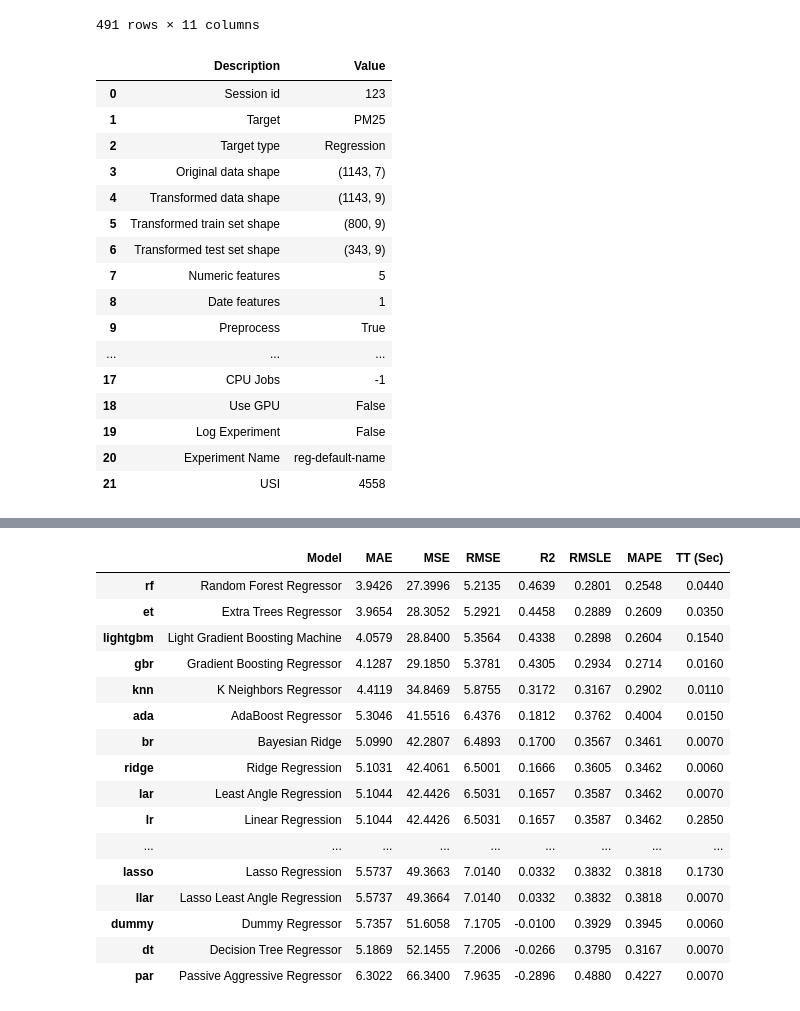
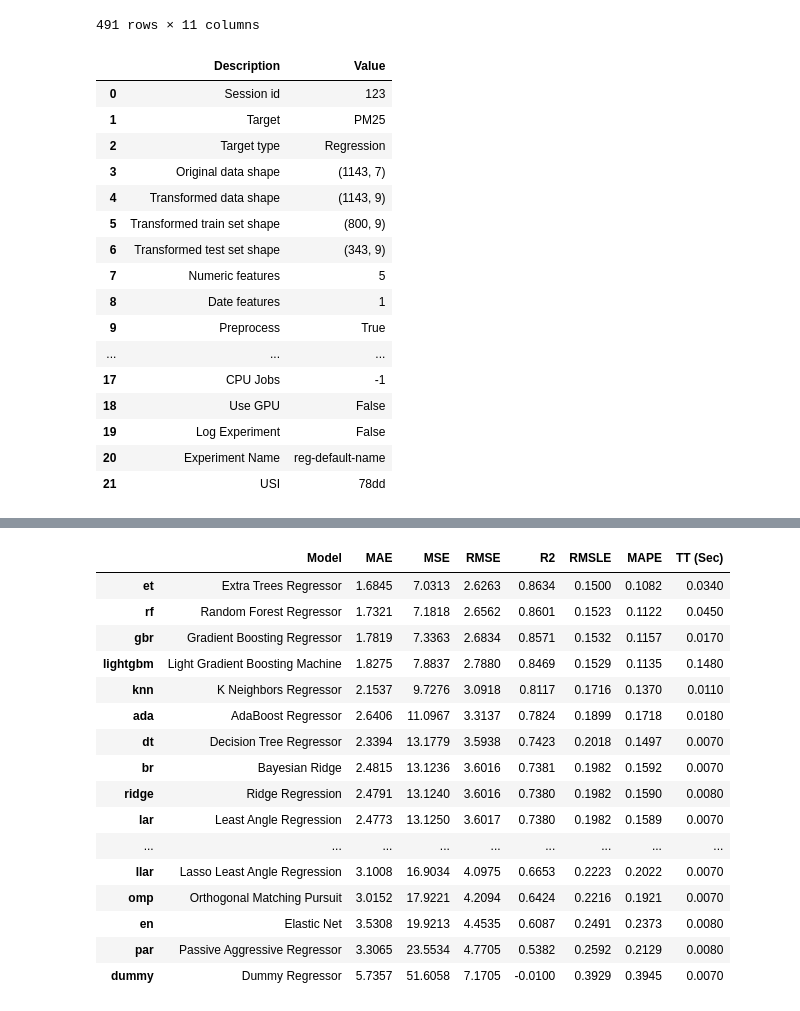
Before and after one commit to jayjiratta/predict_pm2.5, a Jupyter notebook: predict.ipynb, the cells around one changed output, grey strips where cells are left out. Cells and saved outputs as stored; diff of their text form; code cells hidden in the pictures.

```diff
--- a/predict.ipynb
+++ b/predict.ipynb
@@ -43,46 +43,46 @@ test
 from pycaret.regression import *
 train['DATETIMEDATA'] = pd.to_datetime(train['DATETIMEDATA'])
 # %%
-train = train.drop(columns=['PM10','CO','NO2','SO2'])
+train = train.drop(columns=['TEMP','RH','WD','SO2'])
 regression_setup = setup(train, target='PM25', session_id=123, date_features=['DATETIMEDATA'], normalize=True)
 best = compare_models()
 et_model = create_model('et')
 # %% [output]
 |  | Description | Value |
 | 0 | Session id | 123 |
 | 1 | Target | PM25 |
 | 2 | Target type | Regression |
 | 3 | Original data shape | (1143, 7) |
 | 4 | Transformed data shape | (1143, 9) |
 | 5 | Transformed train set shape | (800, 9) |
 | 6 | Transformed test set shape | (343, 9) |
 | 7 | Numeric features | 5 |
 | 8 | Date features | 1 |
 | 9 | Preprocess | True |
 | ... | ... | ... |
 | 17 | CPU Jobs | -1 |
 | 18 | Use GPU | False |
 | 19 | Log Experiment | False |
 | 20 | Experiment Name | reg-default-name |
-| 21 | USI | 4558 |
+| 21 | USI | 78dd |
 [interactive output not drawn]
 |  | Model | MAE | MSE | RMSE | R2 | RMSLE | MAPE | TT (Sec) |
-| rf | Random Forest Regressor | 3.9426 | 27.3996 | 5.2135 | 0.4639 | 0.2801 | 0.2548 | 0.0440 |
-| et | Extra Trees Regressor | 3.9654 | 28.3052 | 5.2921 | 0.4458 | 0.2889 | 0.2609 | 0.0350 |
-| lightgbm | Light Gradient Boosting Machine | 4.0579 | 28.8400 | 5.3564 | 0.4338 | 0.2898 | 0.2604 | 0.1540 |
-| gbr | Gradient Boosting Regressor | 4.1287 | 29.1850 | 5.3781 | 0.4305 | 0.2934 | 0.2714 | 0.0160 |
-| knn | K Neighbors Regressor | 4.4119 | 34.8469 | 5.8755 | 0.3172 | 0.3167 | 0.2902 | 0.0110 |
-| ada | AdaBoost Regressor | 5.3046 | 41.5516 | 6.4376 | 0.1812 | 0.3762 | 0.4004 | 0.0150 |
-| br | Bayesian Ridge | 5.0990 | 42.2807 | 6.4893 | 0.1700 | 0.3567 | 0.3461 | 0.0070 |
-| ridge | Ridge Regression | 5.1031 | 42.4061 | 6.5001 | 0.1666 | 0.3605 | 0.3462 | 0.0060 |
-| lar | Least Angle Regression | 5.1044 | 42.4426 | 6.5031 | 0.1657 | 0.3587 | 0.3462 | 0.0070 |
-| lr | Linear Regression | 5.1044 | 42.4426 | 6.5031 | 0.1657 | 0.3587 | 0.3462 | 0.2850 |
+| et | Extra Trees Regressor | 1.6845 | 7.0313 | 2.6263 | 0.8634 | 0.1500 | 0.1082 | 0.0340 |
+| rf | Random Forest Regressor | 1.7321 | 7.1818 | 2.6562 | 0.8601 | 0.1523 | 0.1122 | 0.0450 |
+| gbr | Gradient Boosting Regressor | 1.7819 | 7.3363 | 2.6834 | 0.8571 | 0.1532 | 0.1157 | 0.0170 |
+| lightgbm | Light Gradient Boosting Machine | 1.8275 | 7.8837 | 2.7880 | 0.8469 | 0.1529 | 0.1135 | 0.1480 |
+| knn | K Neighbors Regressor | 2.1537 | 9.7276 | 3.0918 | 0.8117 | 0.1716 | 0.1370 | 0.0110 |
+| ada | AdaBoost Regressor | 2.6406 | 11.0967 | 3.3137 | 0.7824 | 0.1899 | 0.1718 | 0.0180 |
+| dt | Decision Tree Regressor | 2.3394 | 13.1779 | 3.5938 | 0.7423 | 0.2018 | 0.1497 | 0.0070 |
+| br | Bayesian Ridge | 2.4815 | 13.1236 | 3.6016 | 0.7381 | 0.1982 | 0.1592 | 0.0070 |
+| ridge | Ridge Regression | 2.4791 | 13.1240 | 3.6016 | 0.7380 | 0.1982 | 0.1590 | 0.0080 |
+| lar | Least Angle Regression | 2.4773 | 13.1250 | 3.6017 | 0.7380 | 0.1982 | 0.1589 | 0.0070 |
 | ... | ... | ... | ... | ... | ... | ... | ... | ... |
-| lasso | Lasso Regression | 5.5737 | 49.3663 | 7.0140 | 0.0332 | 0.3832 | 0.3818 | 0.1730 |
-| llar | Lasso Least Angle Regression | 5.5737 | 49.3664 | 7.0140 | 0.0332 | 0.3832 | 0.3818 | 0.0070 |
-| dummy | Dummy Regressor | 5.7357 | 51.6058 | 7.1705 | -0.0100 | 0.3929 | 0.3945 | 0.0060 |
-| dt | Decision Tree Regressor | 5.1869 | 52.1455 | 7.2006 | -0.0266 | 0.3795 | 0.3167 | 0.0070 |
-| par | Passive Aggressive Regressor | 6.3022 | 66.3400 | 7.9635 | -0.2896 | 0.4880 | 0.4227 | 0.0070 |
+| llar | Lasso Least Angle Regression | 3.1008 | 16.9034 | 4.0975 | 0.6653 | 0.2223 | 0.2022 | 0.0070 |
+| omp | Orthogonal Matching Pursuit | 3.0152 | 17.9221 | 4.2094 | 0.6424 | 0.2216 | 0.1921 | 0.0070 |
+| en | Elastic Net | 3.5308 | 19.9213 | 4.4535 | 0.6087 | 0.2491 | 0.2373 | 0.0080 |
+| par | Passive Aggressive Regressor | 3.3065 | 23.5534 | 4.7705 | 0.5382 | 0.2592 | 0.2129 | 0.0080 |
+| dummy | Dummy Regressor | 5.7357 | 51.6058 | 7.1705 | -0.0100 | 0.3929 | 0.3945 | 0.0070 |
 [interactive output not drawn]
 [interactive output not drawn]
 |  | MAE | MSE | RMSE | R2 | RMSLE | MAPE |
```
Also changed, not shown: parts of 6 cells of this notebook.
